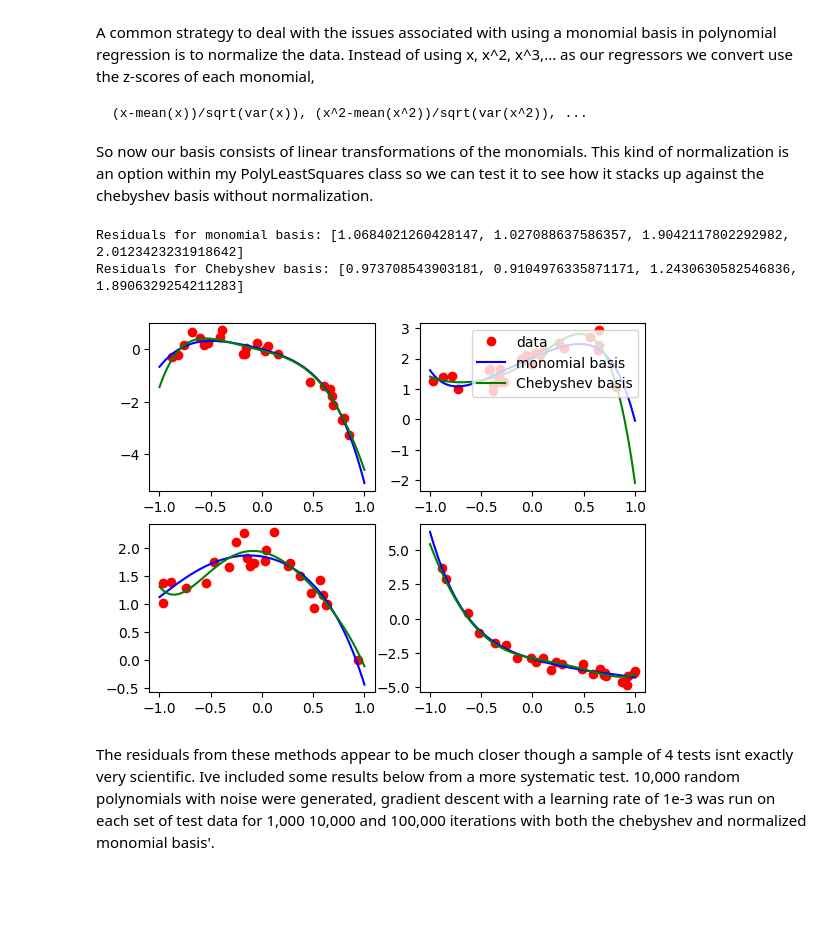
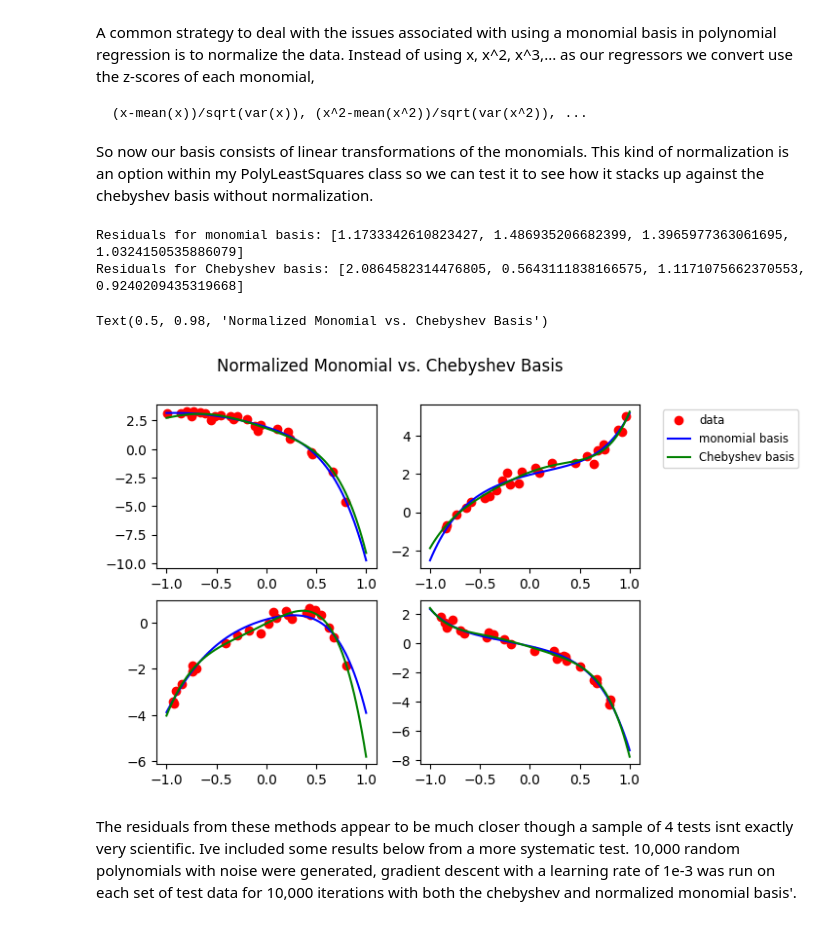
Before and after one commit to danielennis521/Fancy-Curve-Fitting, a Jupyter notebook: regression studies/regression_and_orthogonal_polynomials.ipynb, the cells around one changed output. Cells and saved outputs as stored; diff of their text form; code cells hidden in the pictures; blank space fills up the shorter version.

```diff
--- a/regression studies/regression_and_orthogonal_polynomials.ipynb
+++ b/regression studies/regression_and_orthogonal_polynomials.ipynb
@@ -7,15 +7,15 @@ import numpy as np
 import polynomial_basis as pb
 import numpy.polynomial.polynomial as p
 
-c = pb.Chebyshev_Polynomials(5)
-m = pb.monomials(5)
+c = pb.Chebyshev_Polynomials(6)
+m = pb.monomials(6)
 
 x = np.linspace(-1, 1, 100)
 y1 = [p.polyval(x, a) for a in c]
 y2 = [p.polyval(x, a) for a in m]
 
 fig, axs = plt.subplots(2, 1)
-for i in range(5):
+for i in range(6):
     axs[0].plot(x, y1[i])
     axs[1].plot(x, y2[i])
 axs[0].set_title('Chebyshev Polynomials')
@@ -110,7 +110,7 @@ res2 = []
 z = np.linspace(l, r, 100)
 
 for i in range(4):
-    a = np.random.randint(-3, 3, d)
+    a = np.random.randint(-3, 3, d+1)
     x.append(np.random.uniform(l, r, n))
     y.append(np.polyval(a, x[i]) + np.random.normal(0, 1, n)*0.25)
 
@@ -137,6 +137,7 @@ axs[0, 1].plot(x[2], y[2], 'ro', label='data')
 axs[0, 1].plot(z, y1[2], 'b', label='monomial basis')
 axs[0, 1].plot(z, y2[2], 'g', label='Chebyshev basis')
 axs[1, 1].plot(x[3], y[3], 'ro', z, y1[3], 'b', z, y2[3], 'g')
-axs[0,1].legend(loc='upper right')
+axs[0,1].legend(loc='upper right', fontsize='small', bbox_to_anchor=(1.75, 1))
+fig.suptitle('Polynomial Regression with Monomial and Chebyshev Basis')
 plt.show()
 # %% [output]
@@ -169,39 +170,40 @@ res2 = []
 z = np.linspace(l, r, 100)
 
 for i in range(4):
-    a = np.random.randint(-3, 3, d)
+    a = np.random.randint(-3, 3, d+1)
     x.append(np.random.uniform(l, r, n))
-    y.append(np.polyval(a, x[i]) + np.random.normal(0, 1, n)*0.25)
+    y.append(np.polyval(a, x[i]) + np.random.normal(0, 1, n)*0.2)
 
     model = pr.PolyLeastSquares(degree=d, basis='monomial', learning_rate=1e-3,
                                  max_iterations=10000, tol=0.0, normalize=True)
     model.fit(x[i], y[i], method='gd')
     y1.append(model.predict(z))
     r1.append(model.predict(x[i]))
     res1.append(np.linalg.norm(r1[i] - y[i])**2)
 
     model.normalize = False
     model.basis = 'chebyshev'
     model.fit(x[i], y[i], method='gd')
     y2.append(model.predict(z))
     r2.append(model.predict(x[i]))
     res2.append(np.linalg.norm(r2[i] - y[i])**2)
 
 
 print('Residuals for monomial basis:', res1)
 print('Residuals for Chebyshev basis:', res2)
 fig, axs = plt.subplots(2, 2)
 axs[0, 0].plot(x[0], y[0],'ro', z, y1[0], 'b', z, y2[0], 'g')
 axs[1, 0].plot(x[1], y[1], 'ro', z, y1[1], 'b', z, y2[1], 'g')
 axs[0, 1].plot(x[2], y[2], 'ro', label='data')
 axs[0, 1].plot(z, y1[2], 'b', label='monomial basis')
 axs[0, 1].plot(z, y2[2], 'g', label='Chebyshev basis')
 axs[1, 1].plot(x[3], y[3], 'ro', z, y1[3], 'b', z, y2[3], 'g')
-axs[0,1].legend(loc='upper right')
-plt.show()
+axs[0,1].legend(loc='upper right', fontsize='small', bbox_to_anchor=(1.75, 1))
+fig.suptitle('Normalized Monomial vs. Chebyshev Basis')
 # %% [output]
-Residuals for monomial basis: [1.0684021260428147, 1.027088637586357, 1.9042117802292982, 2.0123423231918642]
-Residuals for Chebyshev basis: [0.973708543903181, 0.9104976335871171, 1.2430630582546836, 1.8906329254211283]
+Residuals for monomial basis: [1.1733342610823427, 1.486935206682399, 1.3965977363061695, 1.0324150535886079]
+Residuals for Chebyshev basis: [2.0864582314476805, 0.5643111838166575, 1.1171075662370553, 0.9240209435319668]
+Text(0.5, 0.98, 'Normalized Monomial vs. Chebyshev Basis')
-[figure, old version]
+[figure, new version]
 # %% [markdown]
-The residuals from these methods appear to be much closer though a sample of 4 tests isnt exactly very scientific. Ive included some results below from a more systematic test. 10,000 random polynomials with noise were generated, gradient descent with a learning rate of 1e-3 was run on each set of test data for 1,000 10,000 and 100,000 iterations with both the chebyshev and normalized monomial basis'.
+The residuals from these methods appear to be much closer though a sample of 4 tests isnt exactly very scientific. Ive included some results below from a more systematic test. 10,000 random polynomials with noise were generated, gradient descent with a learning rate of 1e-3 was run on each set of test data for 10,000 iterations with both the chebyshev and normalized monomial basis'.
```
Also changed, not shown: parts of 17 cells of this notebook.
